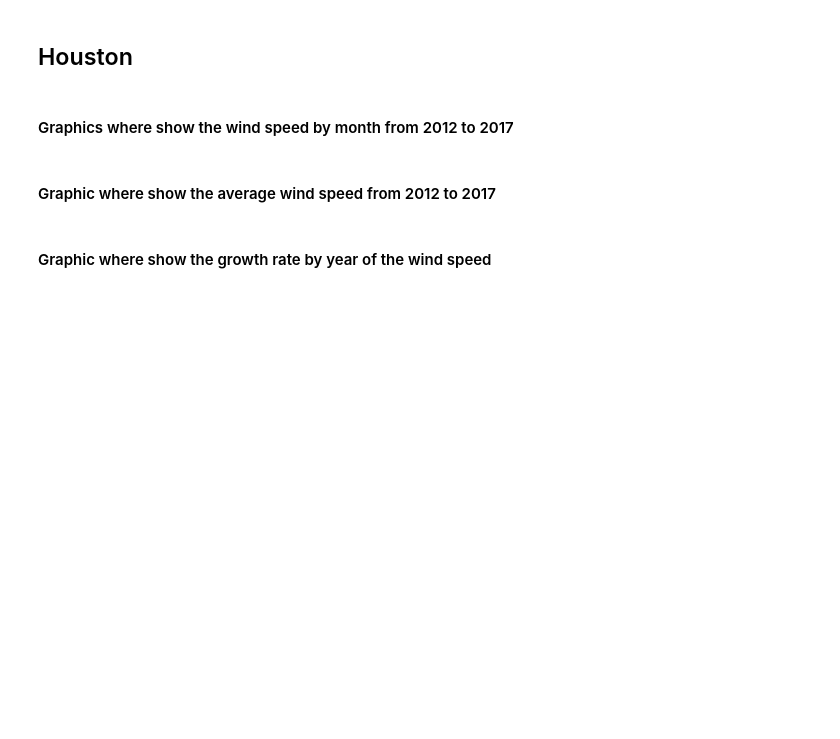
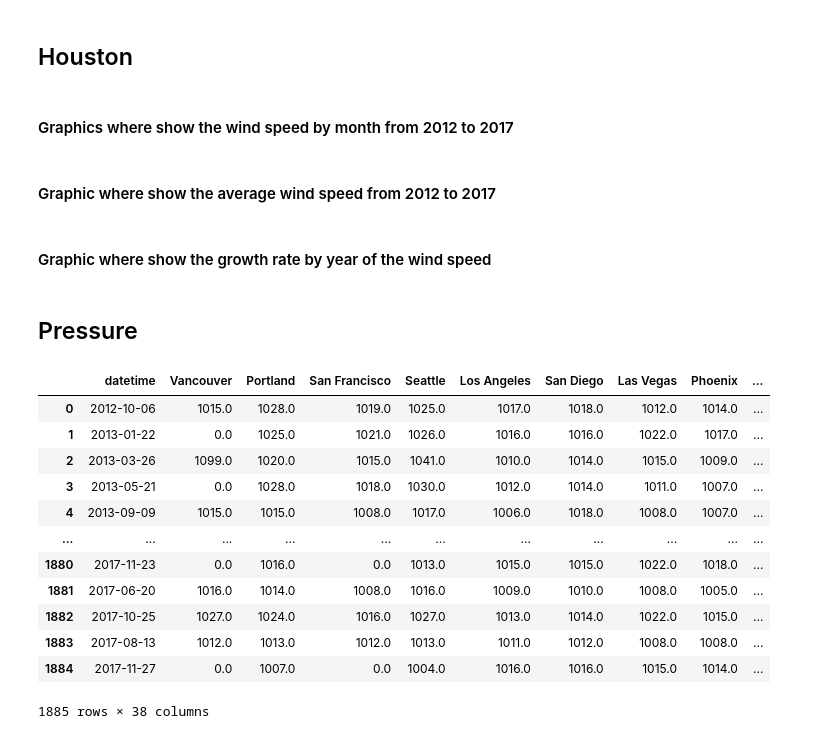
Before and after one commit to RogerCortezRosas/Weather_Proyect, a Jupyter notebook: EDA/Eda.ipynb, the cells around one changed output. Saved outputs shown, nothing was run; the diff lists cells and outputs as text; code cells hidden in the pictures; blank space fills up the shorter version.

```diff
--- a/EDA/Eda.ipynb
+++ b/EDA/Eda.ipynb
@@ -609,3 +609,5 @@ fig.update_layout(
 # 📋 Agregamos línea cero para referencia visual
 fig.add_hline(y=0, line_dash="dot", line_color="gray")
 fig.show()
+# %% [markdown]
+## Pressure
@@ -611,0 +618,41 @@ fig.show()
+# %%
+def graphic_pressure(df,year,city):
+    """This function creates a graphic with the pressure data for a specific year"""
+
+    #Filter the dataframe to get only the data of 2023
+    pressure_df= df[df['datetime'].dt.year == year].copy()
+
+    #Get the average of the temperature by month
+    pressure_df['month'] = pressure_df['datetime'].dt.month
+
+    #Change the name of the month
+    pressure_df['Month'] = pressure_df['month'].replace({1: 'January', 2: 'February', 3: 'March', 4: 'April', 5: 'May', 6: 'June', 7: 'July', 8: 'August', 9: 'September', 10: 'October', 11: 'November', 12: 'December'})
+
+
+    #Get the average of the temperature by month
+    pressure_df = pressure_df.groupby(['Month']).mean().reset_index()
+
+    # Show int ascending order
+    pressure_df = pressure_df.sort_values(by='month', ascending=True)
+
+    # Graphic of the temperature where the x axis are the months of a year and the y axis are the temperature in Farenheit degrees
+    fig = go.Bar( x = pressure_df['Month'], y = pressure_df[city], name = f'Pressure {year}',
+            marker= dict(color=pressure_df[city], colorscale = [[0,'rgb(255,200,200)'],[1,'rgb(255,0,0)']],# scale from red to white
+                            colorbar=dict(title='Pressure hPa')))
+
+
+    return fig
+# %% [output]
+|  | datetime | Vancouver | Portland | San Francisco | Seattle | Los Angeles | San Diego | Las Vegas | Phoenix | ... |
+| 0 | 2012-10-06 | 1015.0 | 1028.0 | 1019.0 | 1025.0 | 1017.0 | 1018.0 | 1012.0 | 1014.0 | ... |
+| 1 | 2013-01-22 | 0.0 | 1025.0 | 1021.0 | 1026.0 | 1016.0 | 1016.0 | 1022.0 | 1017.0 | ... |
+| 2 | 2013-03-26 | 1099.0 | 1020.0 | 1015.0 | 1041.0 | 1010.0 | 1014.0 | 1015.0 | 1009.0 | ... |
+| 3 | 2013-05-21 | 0.0 | 1028.0 | 1018.0 | 1030.0 | 1012.0 | 1014.0 | 1011.0 | 1007.0 | ... |
+| 4 | 2013-09-09 | 1015.0 | 1015.0 | 1008.0 | 1017.0 | 1006.0 | 1018.0 | 1008.0 | 1007.0 | ... |
+| ... | ... | ... | ... | ... | ... | ... | ... | ... | ... | ... |
+| 1880 | 2017-11-23 | 0.0 | 1016.0 | 0.0 | 1013.0 | 1015.0 | 1015.0 | 1022.0 | 1018.0 | ... |
+| 1881 | 2017-06-20 | 1016.0 | 1014.0 | 1008.0 | 1016.0 | 1009.0 | 1010.0 | 1008.0 | 1005.0 | ... |
+| 1882 | 2017-10-25 | 1027.0 | 1024.0 | 1016.0 | 1027.0 | 1013.0 | 1014.0 | 1022.0 | 1015.0 | ... |
+| 1883 | 2017-08-13 | 1012.0 | 1013.0 | 1012.0 | 1013.0 | 1011.0 | 1012.0 | 1008.0 | 1008.0 | ... |
+| 1884 | 2017-11-27 | 0.0 | 1007.0 | 0.0 | 1004.0 | 1016.0 | 1016.0 | 1015.0 | 1014.0 | ... |
+1885 rows × 38 columns
```
Also changed, not shown: parts of 1 cell of this notebook.
